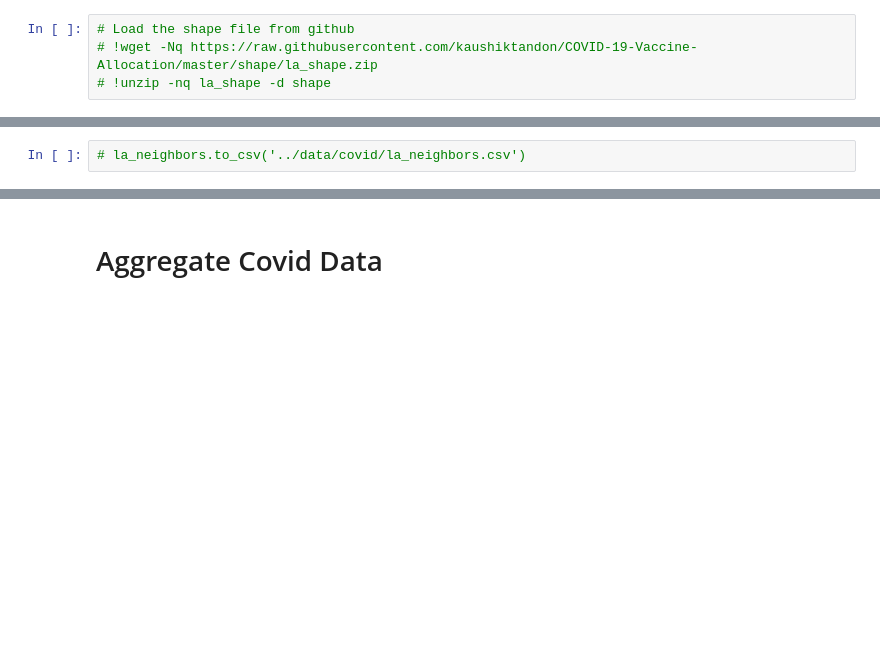
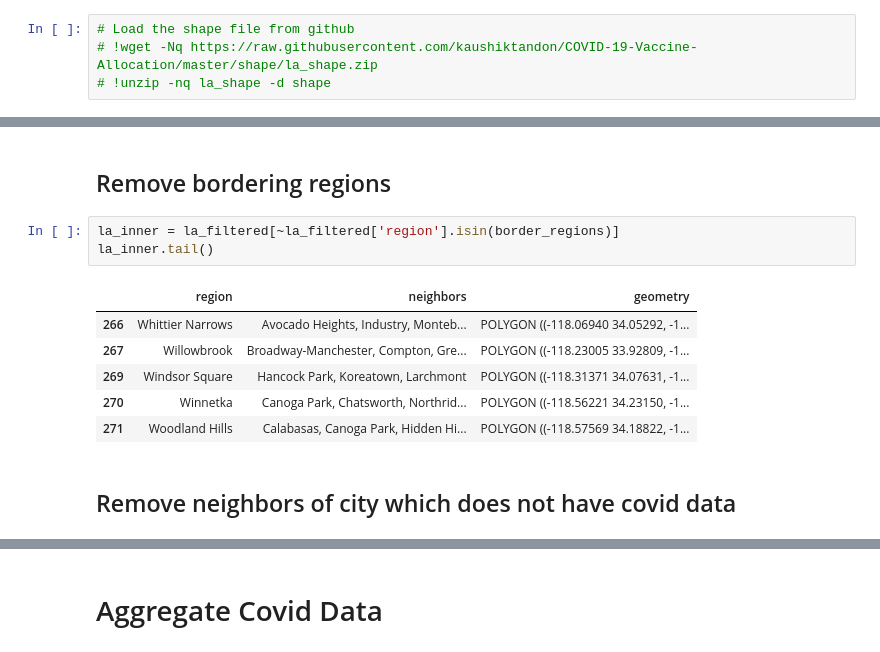
Before and after one commit to kaushiktandon/COVID-19-LA-Neighborhood-Case-Prediction, a Jupyter notebook: code/covid_cases_data_processing.ipynb, the cells around one changed output, grey strips where cells are left out. Saved outputs shown, nothing was run; the diff lists cells and outputs as text; blank space fills up the shorter version.

```diff
--- a/code/covid_cases_data_processing.ipynb
+++ b/code/covid_cases_data_processing.ipynb
@@ -78,2 +90,14 @@ la_neighbors.head()
-# %%
-# la_neighbors.to_csv('../data/covid/la_neighbors.csv')
+# %% [markdown]
+## Remove bordering regions
+# %%
+la_inner = la_filtered[~la_filtered['region'].isin(border_regions)]
+la_inner.tail()
+# %% [output]
+|  | region | neighbors | geometry |
+| 266 | Whittier Narrows | Avocado Heights, Industry, Monteb... | POLYGON ((-118.06940 34.05292, -1... |
+| 267 | Willowbrook | Broadway-Manchester, Compton, Gre... | POLYGON ((-118.23005 33.92809, -1... |
+| 269 | Windsor Square | Hancock Park, Koreatown, Larchmont | POLYGON ((-118.31371 34.07631, -1... |
+| 270 | Winnetka | Canoga Park, Chatsworth, Northrid... | POLYGON ((-118.56221 34.23150, -1... |
+| 271 | Woodland Hills | Calabasas, Canoga Park, Hidden Hi... | POLYGON ((-118.57569 34.18822, -1... |
+# %% [markdown]
+## Remove neighbors of city which does not have covid data
```
Also changed, not shown: parts of 21 cells of this notebook, 20 other files.
